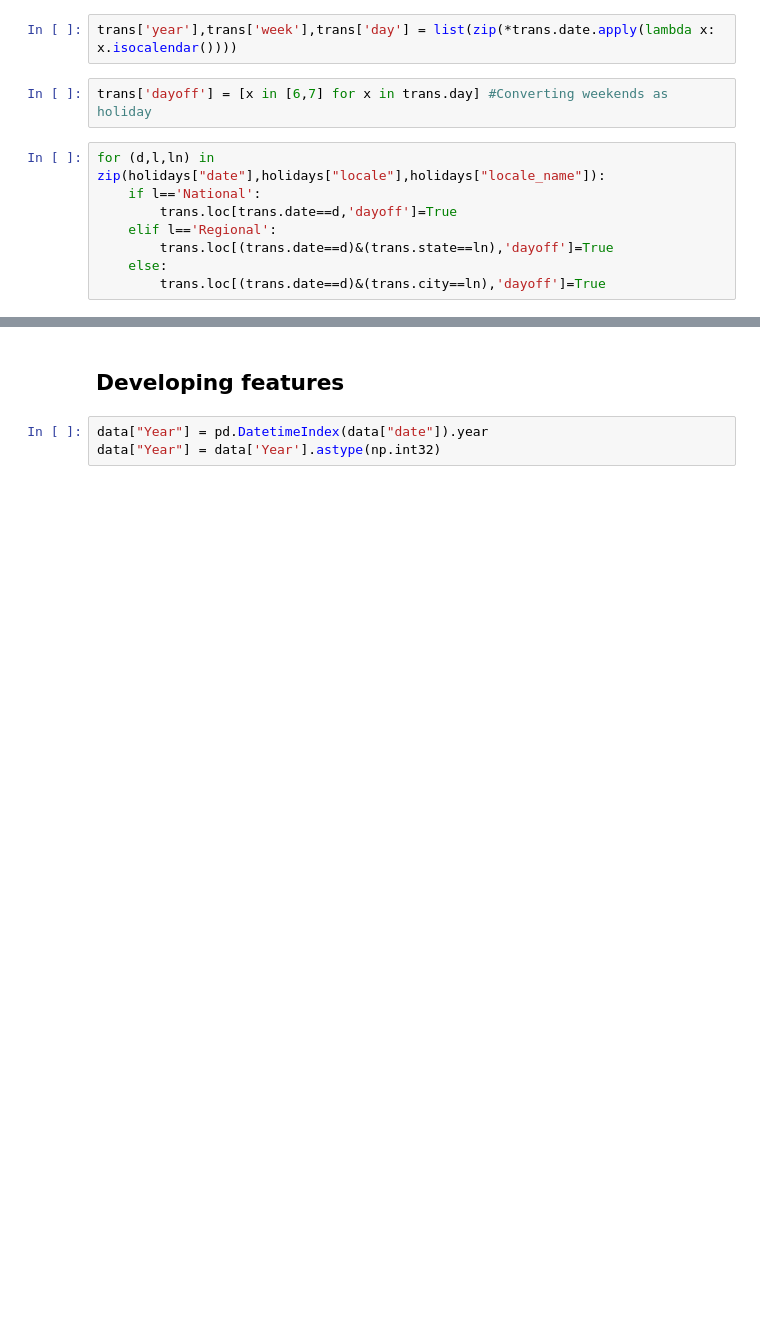
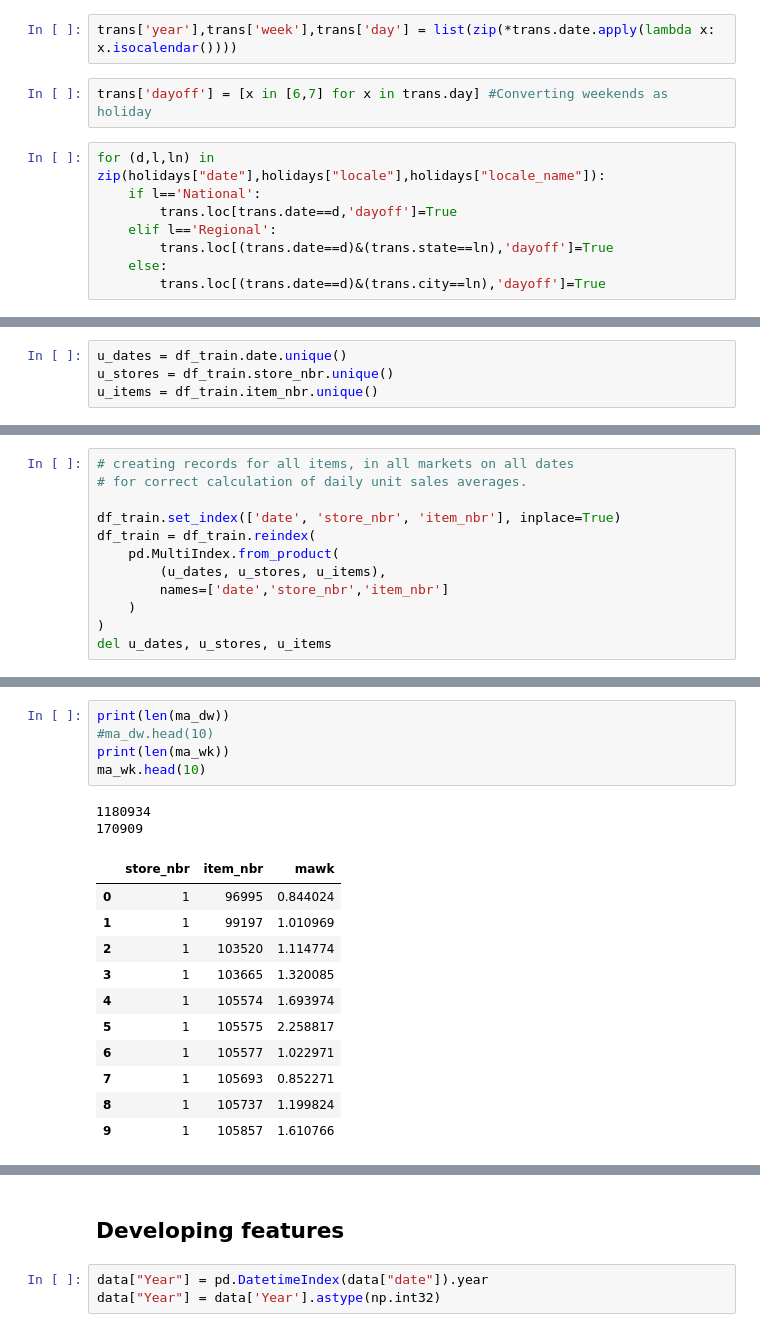
Before and after one commit to mayankaggarwal/SharedData, a Jupyter notebook: CompetitionsScripts/CorporationGrocerySalesPrediction.ipynb, the cells around one changed output, grey strips where cells are left out. Saved outputs shown, nothing was run; the diff lists cells and outputs as text; blank space fills up the shorter version.

```diff
--- a/CompetitionsScripts/CorporationGrocerySalesPrediction.ipynb
+++ b/CompetitionsScripts/CorporationGrocerySalesPrediction.ipynb
@@ -276,0 +300,4 @@ trans.head(3)
+# %%
+u_dates = df_train.date.unique()
+u_stores = df_train.store_nbr.unique()
+u_items = df_train.item_nbr.unique()
@@ -276,0 +308,12 @@ trans.head(3)
+# %%
+# creating records for all items, in all markets on all dates
+# for correct calculation of daily unit sales averages.
+
+df_train.set_index(['date', 'store_nbr', 'item_nbr'], inplace=True)
+df_train = df_train.reindex(
+    pd.MultiIndex.from_product(
+        (u_dates, u_stores, u_items),
+        names=['date','store_nbr','item_nbr']
+    )
+)
+del u_dates, u_stores, u_items
@@ -276,0 +339,19 @@ trans.head(3)
+# %%
+print(len(ma_dw))
+#ma_dw.head(10)
+print(len(ma_wk))
+ma_wk.head(10)
+# %% [output]
+1180934
+170909
+|  | store_nbr | item_nbr | mawk |
+| 0 | 1 | 96995 | 0.844024 |
+| 1 | 1 | 99197 | 1.010969 |
+| 2 | 1 | 103520 | 1.114774 |
+| 3 | 1 | 103665 | 1.320085 |
+| 4 | 1 | 105574 | 1.693974 |
+| 5 | 1 | 105575 | 2.258817 |
+| 6 | 1 | 105577 | 1.022971 |
+| 7 | 1 | 105693 | 0.852271 |
+| 8 | 1 | 105737 | 1.199824 |
+| 9 | 1 | 105857 | 1.610766 |
```
Also changed, not shown: parts of 28 cells of this notebook, 2 other files.
